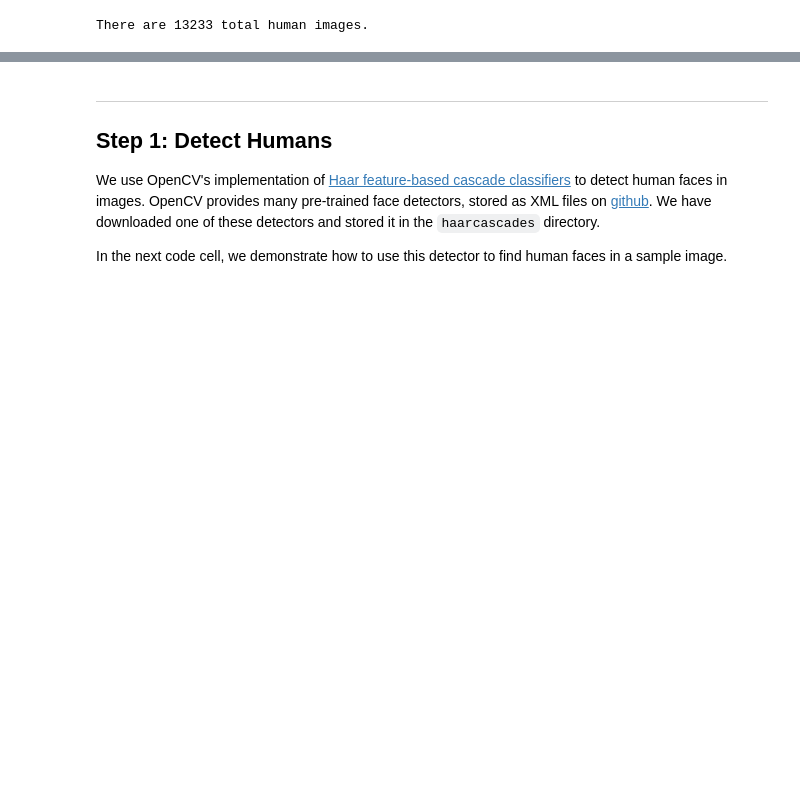
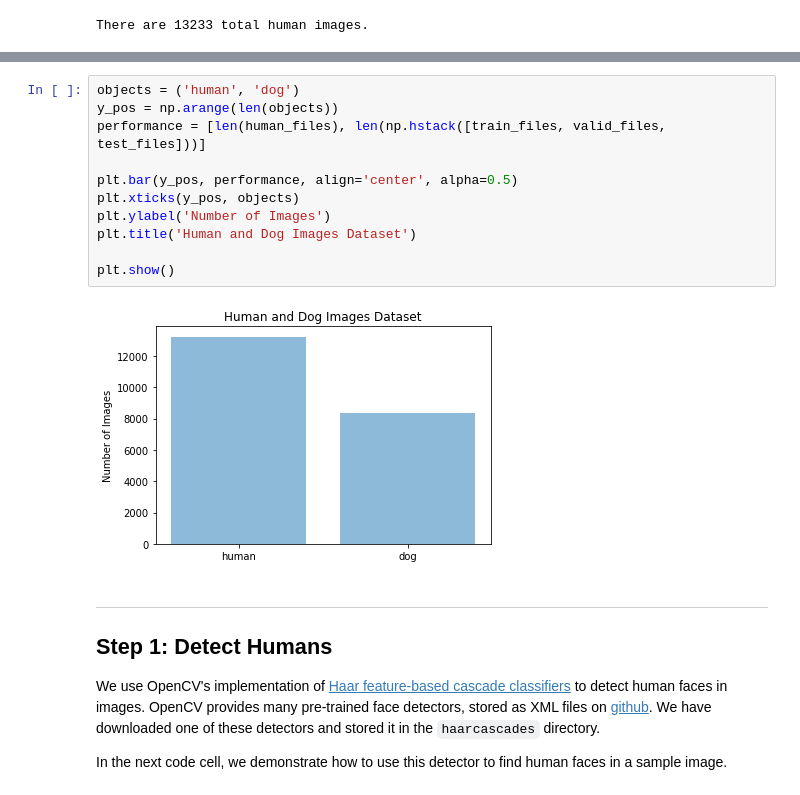
Before and after one commit to swaption2009/DSND_Captsone, a Jupyter notebook: dog_app.ipynb, the cells around one changed output, grey strips where cells are left out. Saved outputs shown, nothing was run; the diff lists cells and outputs as text; blank space fills up the shorter version.

```diff
--- a/dog_app.ipynb
+++ b/dog_app.ipynb
@@ -110,3 +123,16 @@ There are 13233 total human images.
+# %%
+objects = ('human', 'dog')
+y_pos = np.arange(len(objects))
+performance = [len(human_files), len(np.hstack([train_files, valid_files, test_files]))]
+
+plt.bar(y_pos, performance, align='center', alpha=0.5)
+plt.xticks(y_pos, objects)
+plt.ylabel('Number of Images')
+plt.title('Human and Dog Images Dataset')
+
+plt.show()
+# %% [output]
+[figure, added]
 # %% [markdown]
 ---
 <a id='step1'></a>
```
Also changed, not shown: parts of 2 cells of this notebook, 2 other files.
